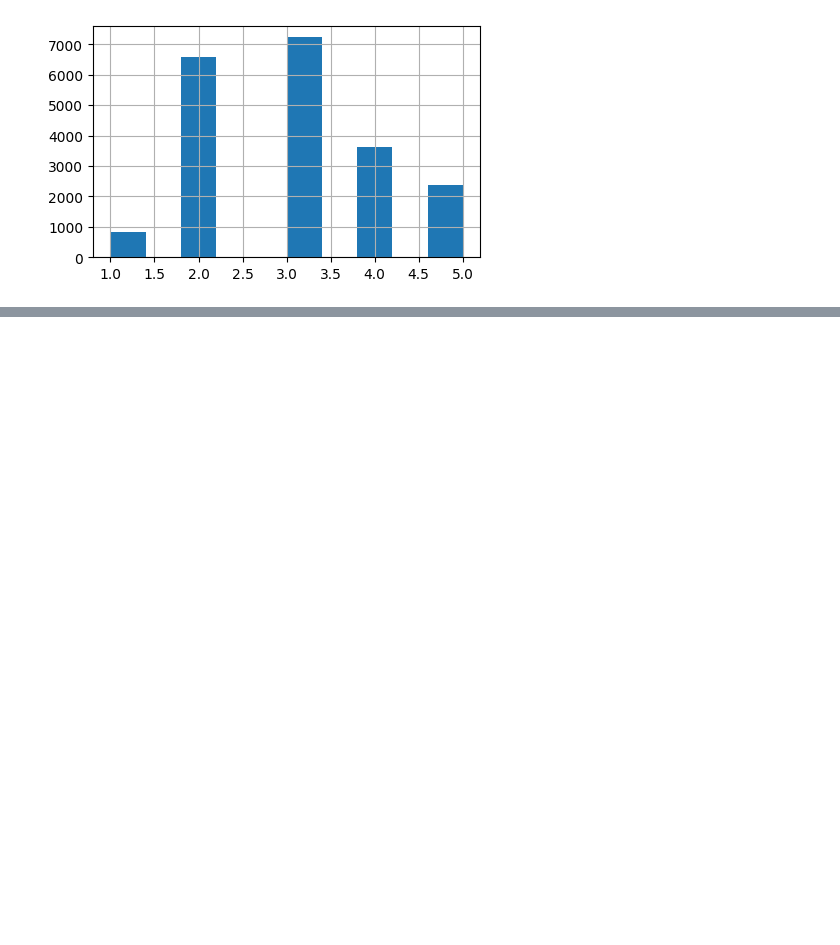
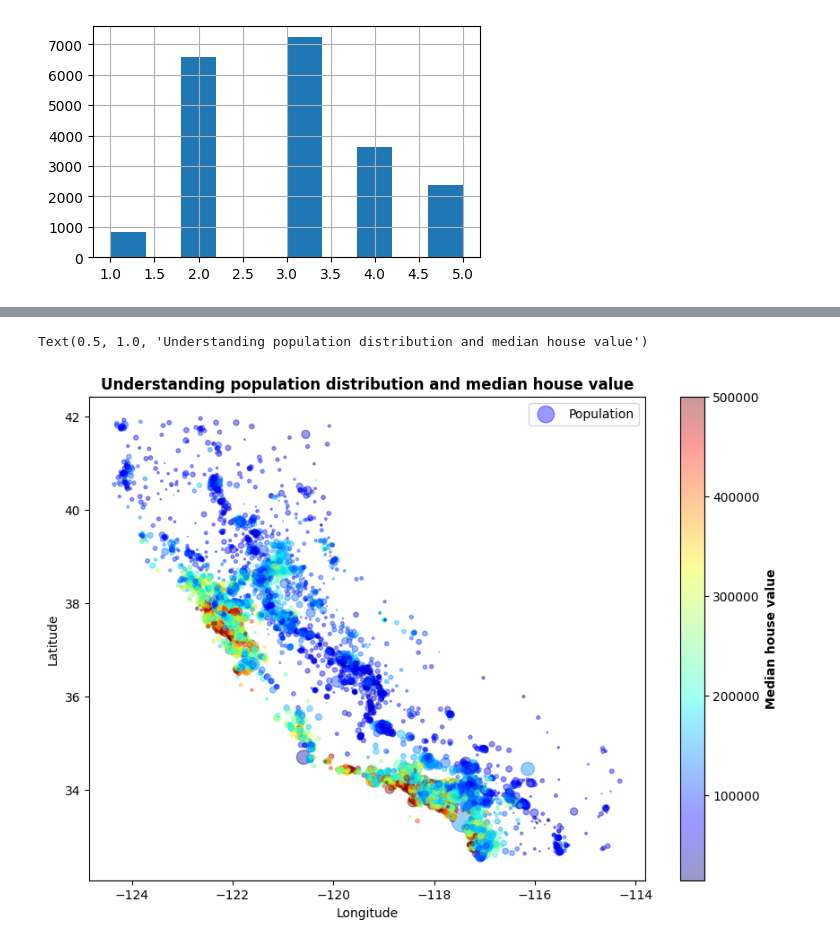
Before and after one commit to ArunNegi112/Machine_Learning, a Jupyter notebook: End_To_End_Project1/2_project.ipynb, the cells around one changed output, grey strips where cells are left out. Saved outputs shown, nothing was run; the diff lists cells and outputs as text; code cells hidden in the pictures; blank space fills up the shorter version.

```diff
--- a/End_To_End_Project1/2_project.ipynb
+++ b/End_To_End_Project1/2_project.ipynb
@@ -211,0 +214,21 @@ strat_test_data.reset_index(inplace=True)
+# %%
+plt.figure(figsize=(10,7))
+
+plt.scatter(
+    x=housing['longitude'],
+    y=housing['latitude'],
+    s=housing['population']/100,
+    c=housing['median_house_value'],
+    alpha = 0.4,
+    cmap='jet',
+    label='Population'
+    )
+
+plt.colorbar().set_label('Median house value',fontsize=10,fontweight='bold')
+plt.legend()
+plt.xlabel('Longitude')
+plt.ylabel('Latitude')
+plt.title('Understanding population distribution and median house value',fontweight='bold')
+# %% [output]
+Text(0.5, 1.0, 'Understanding population distribution and median house value')
+[figure, added]
```
Also changed, not shown: parts of 32 cells of this notebook.
